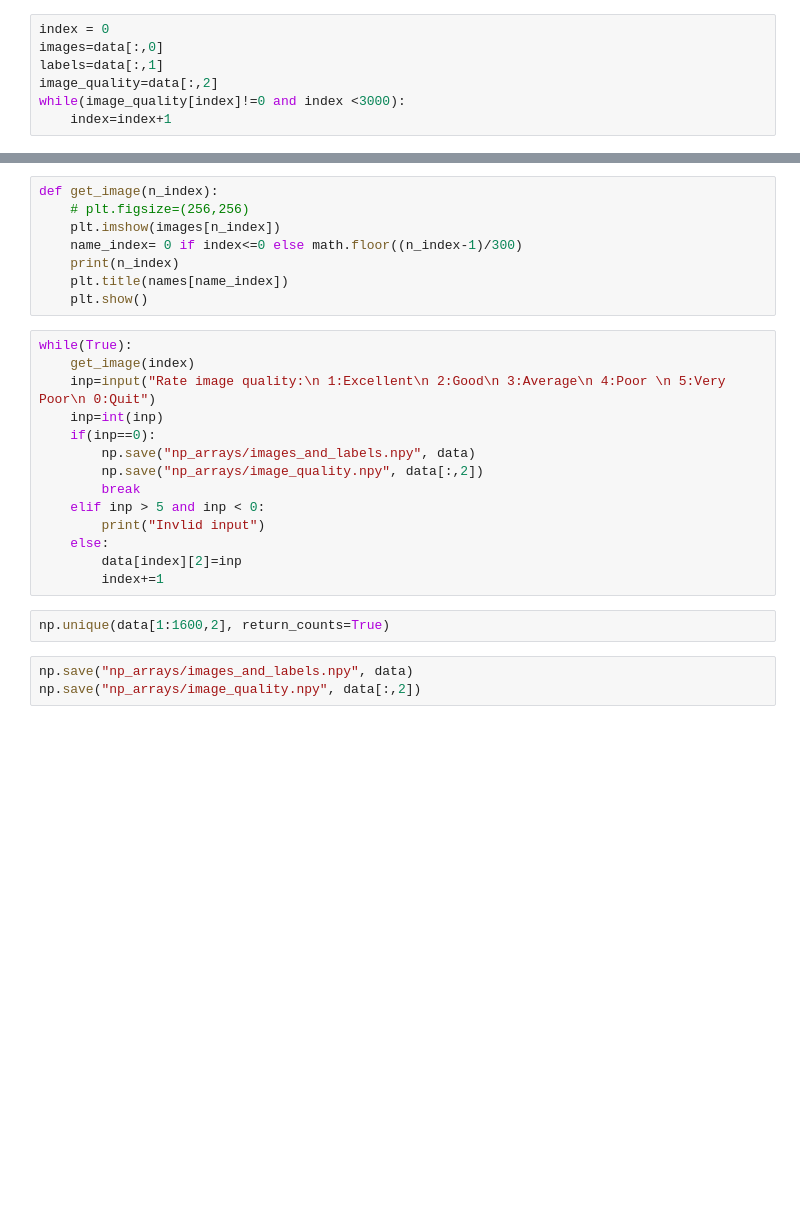
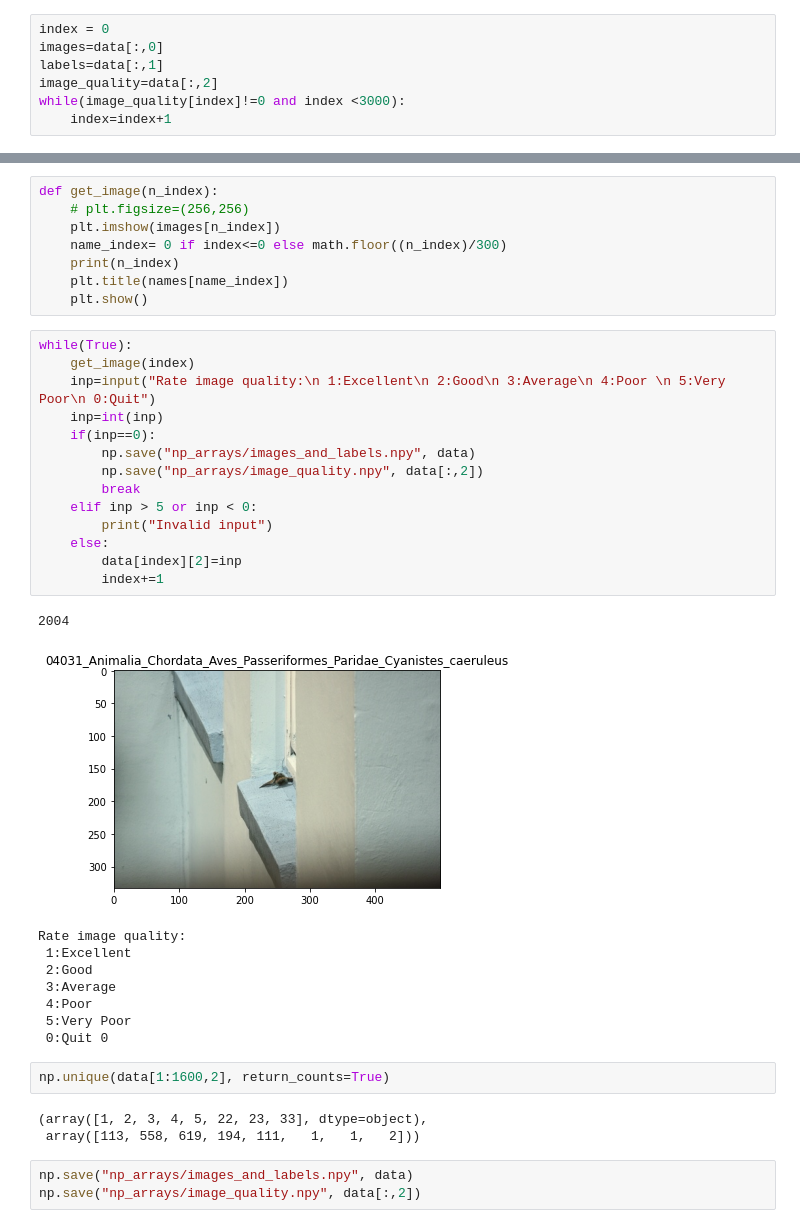
Before and after one commit to michael-robert-poole/BirdWatch, a Jupyter notebook: image_quality_classification.ipynb, the cells around one changed output, grey strips where cells are left out. Drawn from its saved outputs; the diff is of its cells as text; blank space fills up the shorter version.

Commit message:
2000 images classified

```diff
--- a/image_quality_classification.ipynb
+++ b/image_quality_classification.ipynb
@@ -21,26 +21,39 @@ print(index)
 def get_image(n_index):
     # plt.figsize=(256,256)
     plt.imshow(images[n_index])
-    name_index= 0 if index<=0 else math.floor((n_index-1)/300)
+    name_index= 0 if index<=0 else math.floor((n_index)/300)
     print(n_index)
     plt.title(names[name_index])
     plt.show()
 # %%
 while(True):
     get_image(index)
     inp=input("Rate image quality:\n 1:Excellent\n 2:Good\n 3:Average\n 4:Poor \n 5:Very Poor\n 0:Quit")
     inp=int(inp)
     if(inp==0):
         np.save("np_arrays/images_and_labels.npy", data)
         np.save("np_arrays/image_quality.npy", data[:,2])
         break
-    elif inp > 5 and inp < 0:
-        print("Invlid input")
+    elif inp > 5 or inp < 0:
+        print("Invalid input")
     else:
         data[index][2]=inp
         index+=1
+# %% [output]
+2004
+[figure, added]
+Rate image quality:
+ 1:Excellent
+ 2:Good
+ 3:Average
+ 4:Poor
+ 5:Very Poor
+ 0:Quit 0
 # %%
 np.unique(data[1:1600,2], return_counts=True)
+# %% [output]
+(array([1, 2, 3, 4, 5, 22, 23, 33], dtype=object),
+ array([113, 558, 619, 194, 111,   1,   1,   2]))
 # %%
 np.save("np_arrays/images_and_labels.npy", data)
 np.save("np_arrays/image_quality.npy", data[:,2])
```
Also changed, not shown: parts of 1 cell of this notebook, 5 other files.
